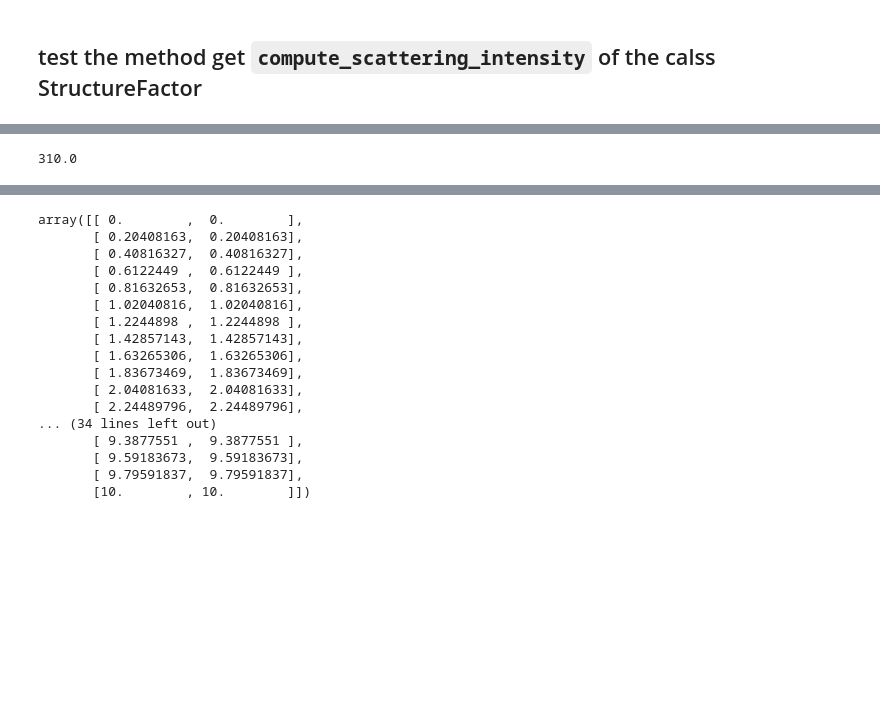
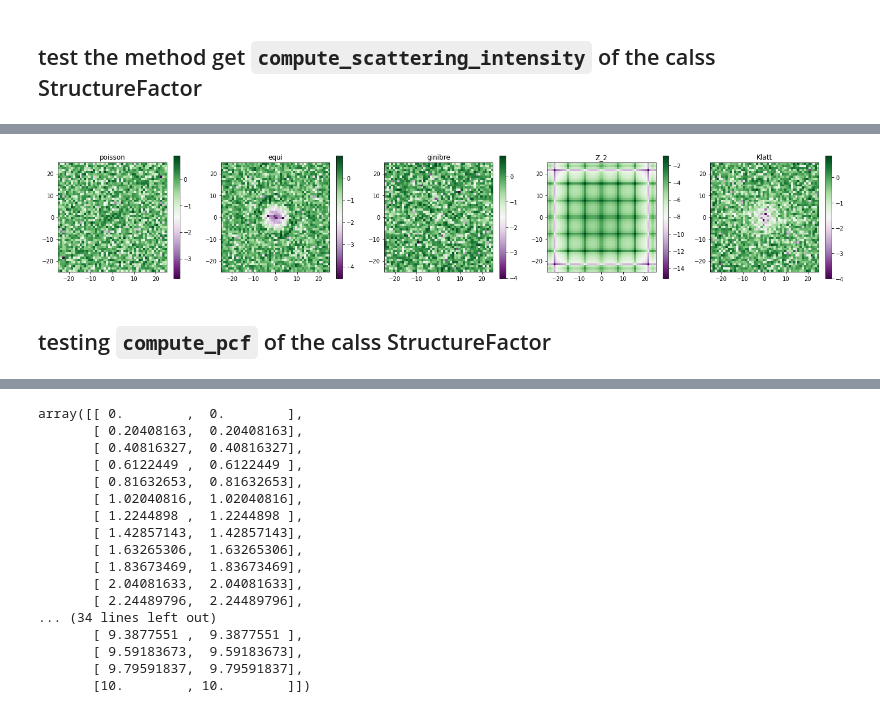
Before and after one commit to For-a-few-DPPs-more/structure-factor, a Jupyter notebook: notebooks/test_workflow.ipynb, the cells around one changed output, grey strips where cells are left out. Drawn from its saved outputs; the diff is of its cells as text; code cells hidden in the pictures; blank space fills up the shorter version.

```diff
--- a/notebooks/test_workflow.ipynb
+++ b/notebooks/test_workflow.ipynb
@@ -124,4 +120,0 @@ np.max(abs(data_equi_cube[:,0]))
-# %%
-L_poisson/2
-# %% [output]
-310.0
@@ -127,0 +123,38 @@ L_poisson/2
+# %%
+# on meshgrid of waves
+wave_poisson_2, si_poisson_cube_2 = sf_poisson_cube.compute_scattering_intensity(L=L_poisson, maximum_wave=10,meshgrid_size=50)
+wave_equi_2, si_equi_cube_2 = sf_equi_cube.compute_scattering_intensity(L=L_poisson, maximum_wave=20, meshgrid_size=50)
+wave_klatt_2, si_klatt_2 = sf_klatt.compute_scattering_intensity(L=300, maximum_wave=20,meshgrid_size=50)
+wave_z_2_2, si_z_2_2 = sf_z_2.compute_scattering_intensity(L=300, maximum_wave=20,meshgrid_size=50)
+wave_ginibre_2, si_ginibre_cube_2 = sf_ginibre_cube.compute_scattering_intensity(L=L_ginibre, maximum_wave=20, meshgrid_size=50)
+# %%
+fig, ax = plt.subplots(1, 5, figsize=(25, 4))
+lg_si_pois = np.log10(si_poisson_cube_2)
+f_0 = ax[0].imshow(lg_si_pois , extent=[ -lg_si_pois.shape[1] / 2.0,lg_si_pois.shape[1] / 2.0,-lg_si_pois.shape[0] / 2.0,lg_si_pois.shape[0] / 2.0,],cmap="PRGn",)
+fig.colorbar(f_0, ax=ax[0])
+ax[0].title.set_text("poisson")
+
+lg_si_equi = np.log10(si_equi_cube_2)
+f_1 = ax[1].imshow(lg_si_equi , extent=[-lg_si_equi.shape[1] / 2.0,lg_si_equi.shape[1] / 2.0,-lg_si_equi.shape[0] / 2.0,lg_si_equi.shape[0] / 2.0,],cmap="PRGn",)
+fig.colorbar(f_1, ax=ax[1])
+ax[1].title.set_text("equi")
+
+lg_si_ginibre = np.log10(si_ginibre_cube_2)
+f_2 = ax[2].imshow(lg_si_ginibre , extent=[-lg_si_ginibre.shape[1] / 2.0,lg_si_ginibre.shape[1] / 2.0,-lg_si_ginibre.shape[0] / 2.0,lg_si_ginibre.shape[0] / 2.0,],cmap="PRGn",)
+ax[2].title.set_text("ginibre")
+fig.colorbar(f_2, ax=ax[2])
+
+lg_si_z_2 = np.log10(si_z_2_2)
+f_3 = ax[3].imshow(lg_si_z_2 , extent=[-lg_si_z_2.shape[1] / 2.0,lg_si_z_2.shape[1] / 2.0,-lg_si_z_2.shape[0] / 2.0,lg_si_z_2.shape[0] / 2.0,],cmap="PRGn",)
+fig.colorbar(f_3, ax=ax[3])
+ax[3].title.set_text("Z_2")
+
+lg_si_klatt = np.log10(si_klatt_2)
+f_4 = ax[4].imshow(lg_si_klatt , extent=[-lg_si_klatt.shape[1] / 2.0,lg_si_klatt.shape[1] / 2.0,-lg_si_klatt.shape[0] / 2.0,lg_si_klatt.shape[0] / 2.0,],cmap="PRGn",)
+fig.colorbar(f_4, ax=ax[4])
+ax[4].title.set_text("Klatt")
+plt.show()
+# %% [output]
+[figure, added]
+# %% [markdown]
+## testing ``compute_pcf`` of the calss StructureFactor
```
Also changed, not shown: parts of 13 cells of this notebook.
